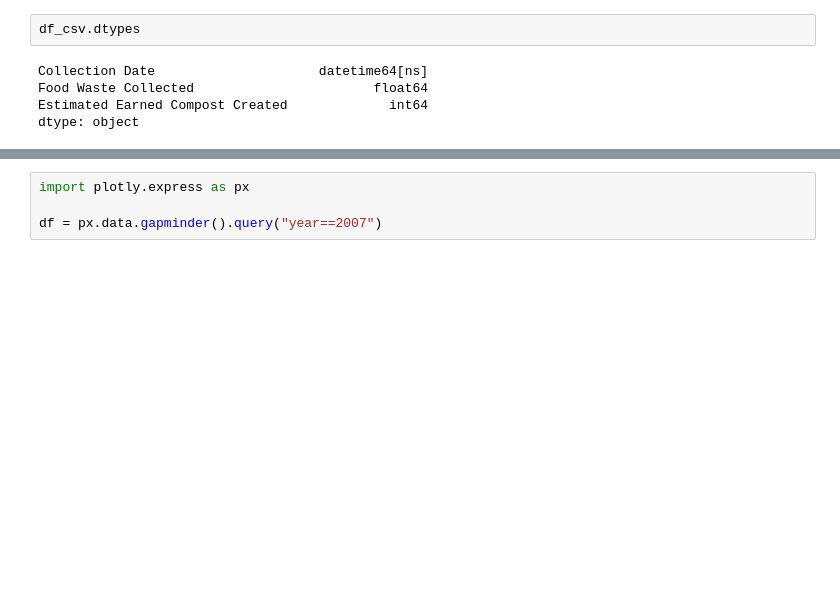
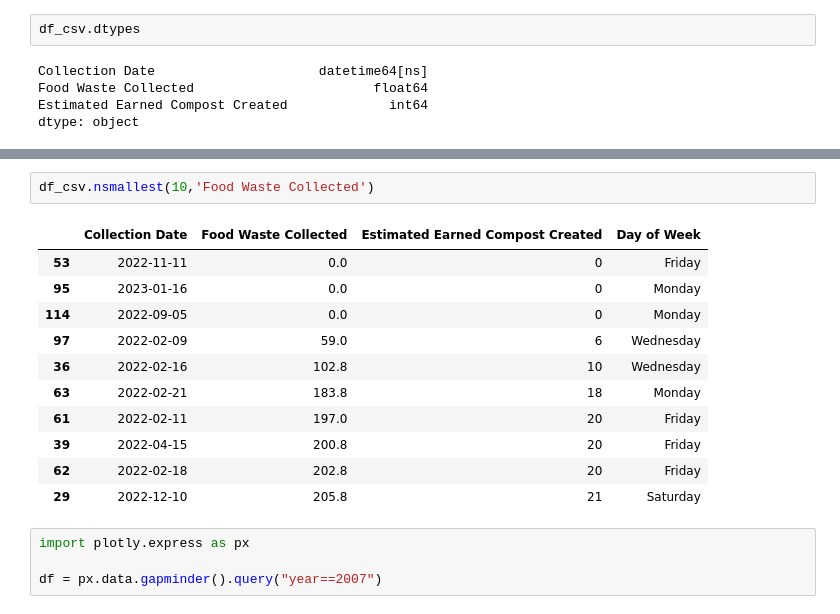
Before and after one commit to step-security-bot/cary-python-introduction, a Jupyter notebook: notebooks/reading_local_files.ipynb, the cells around one changed output, grey strips where cells are left out. Drawn from its saved outputs; the diff is of its cells as text; blank space fills up the shorter version.

```diff
--- a/notebooks/reading_local_files.ipynb
+++ b/notebooks/reading_local_files.ipynb
@@ -124,3 +142,17 @@ Name: 20, dtype: object
+# %%
+df_csv.nsmallest(10,'Food Waste Collected')
+# %% [output]
+|  | Collection Date | Food Waste Collected | Estimated Earned Compost Created | Day of Week |
+| 53 | 2022-11-11 | 0.0 | 0 | Friday |
+| 95 | 2023-01-16 | 0.0 | 0 | Monday |
+| 114 | 2022-09-05 | 0.0 | 0 | Monday |
+| 97 | 2022-02-09 | 59.0 | 6 | Wednesday |
+| 36 | 2022-02-16 | 102.8 | 10 | Wednesday |
+| 63 | 2022-02-21 | 183.8 | 18 | Monday |
+| 61 | 2022-02-11 | 197.0 | 20 | Friday |
+| 39 | 2022-04-15 | 200.8 | 20 | Friday |
+| 62 | 2022-02-18 | 202.8 | 20 | Friday |
+| 29 | 2022-12-10 | 205.8 | 21 | Saturday |
 # %%
 import plotly.express as px
 
```
Also changed, not shown: parts of 8 cells of this notebook.
